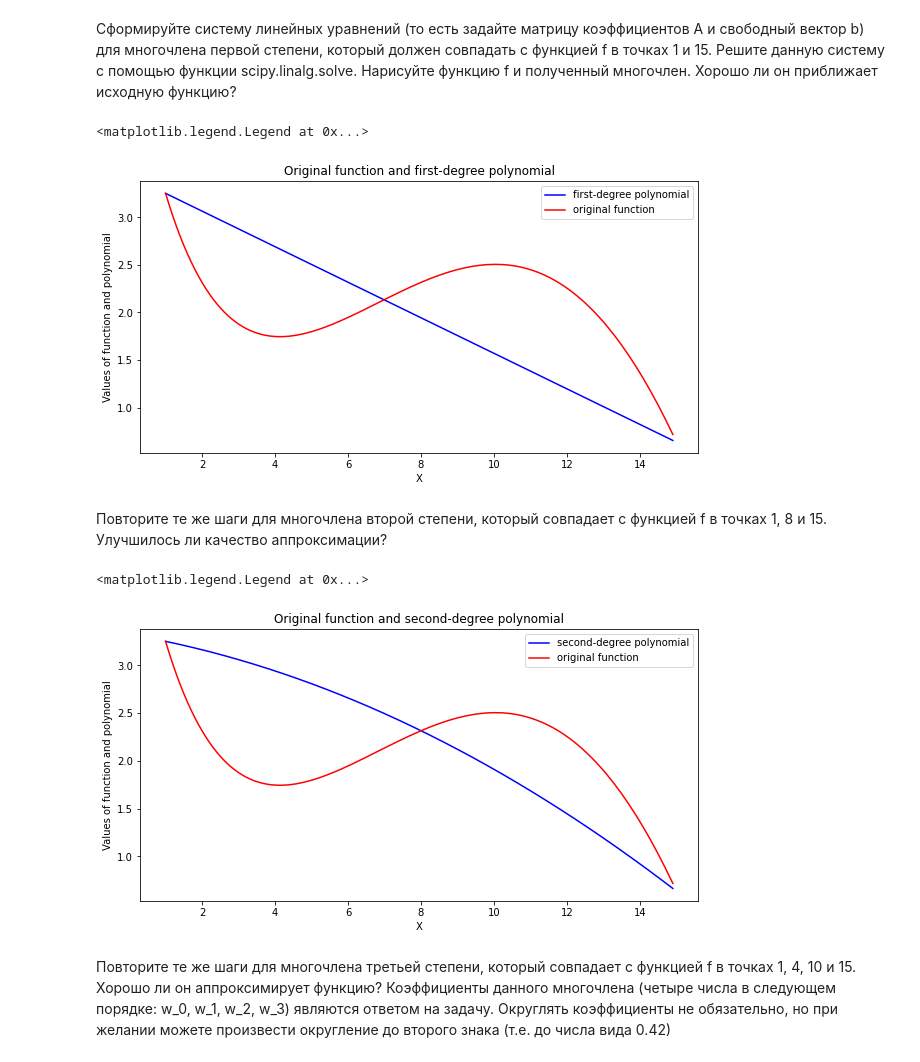
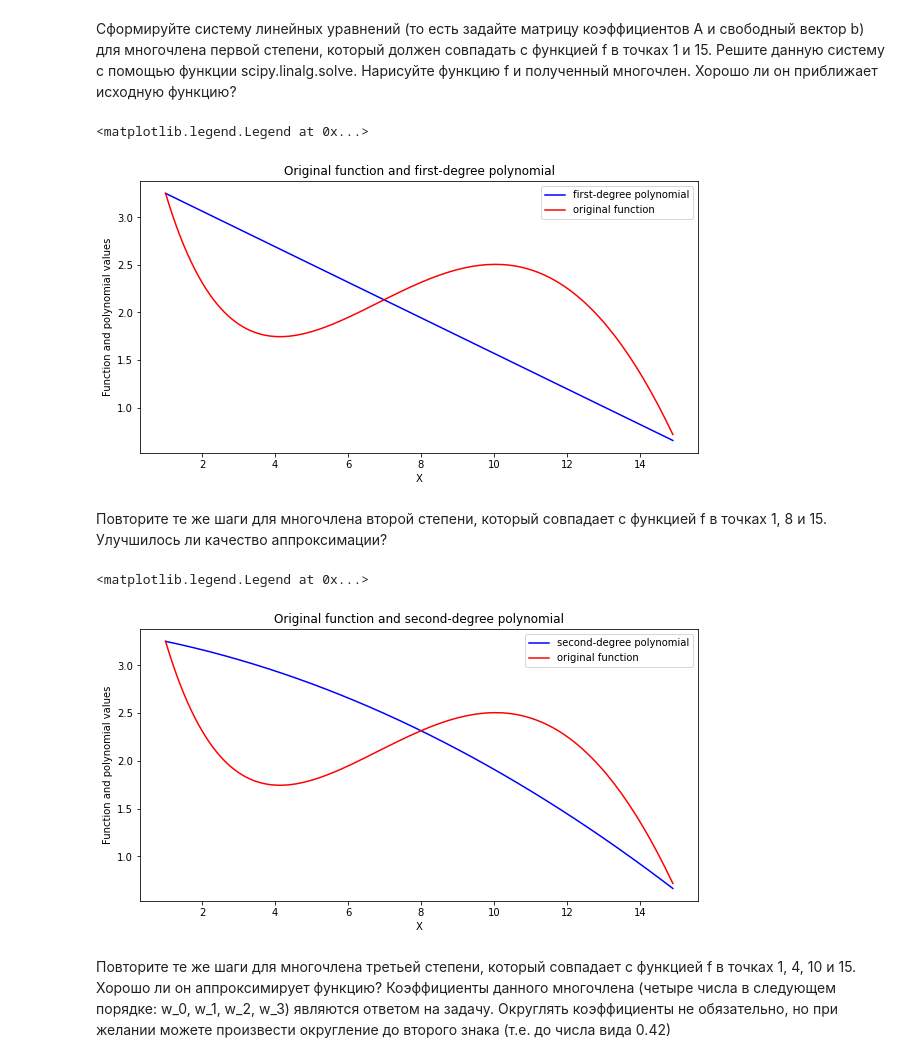
Before and after one commit to umshtm/ML-DA-Coursera-MIPT-Yandex, a Jupyter notebook: 1 - Mathematics and Python for data analysis/Tasks/Linear algebra - similarity of texts and approximation of functions/texts_and_functions.ipynb, the cells around one changed output. Saved outputs shown, nothing was run; the diff lists cells and outputs as text; code cells hidden in the pictures.

```diff
--- a/1 - Mathematics and Python for data analysis/Tasks/Linear algebra - similarity of texts and approximation of functions/texts_and_functions.ipynb
+++ b/1 - Mathematics and Python for data analysis/Tasks/Linear algebra - similarity of texts and approximation of functions/texts_and_functions.ipynb
@@ -118,14 +118,14 @@ func_values = [func(x) for x in x_values]
 # %%
 plt.figure(figsize=(10, 5))
 plt.plot(x_values, p1, c='b', label='first-degree polynomial')
 plt.plot(x_values, func_values, c='r', label='original function')
 plt.xlabel('X')
-plt.ylabel('Values of function and polynomial')
+plt.ylabel('Function and polynomial values')
 plt.title('Original function and first-degree polynomial')
 plt.legend()
 # %% [output]
 <matplotlib.legend.Legend at 0x...>
-[figure, old version]
+[figure, new version]
 # %% [markdown]
 Повторите те же шаги для многочлена второй степени, который совпадает с функцией f в точках 1, 8 и 15. Улучшилось ли качество аппроксимации?
 # %%
@@ -143,12 +143,12 @@ plt.figure(figsize=(10, 5))
 plt.plot(x_values, p2, c='b', label='second-degree polynomial')
 plt.plot(x_values, func_values, c='r', label='original function')
 plt.xlabel('X')
-plt.ylabel('Values of function and polynomial')
+plt.ylabel('Function and polynomial values')
 plt.title('Original function and second-degree polynomial')
 plt.legend()
 # %% [output]
 <matplotlib.legend.Legend at 0x...>
-[figure, old version]
+[figure, new version]
 # %% [markdown]
 Повторите те же шаги для многочлена третьей степени, который совпадает с функцией f в точках 1, 4, 10 и 15. Хорошо ли он аппроксимирует функцию? Коэффициенты данного многочлена (четыре числа в следующем порядке: w_0, w_1, w_2, w_3) являются ответом на задачу. Округлять коэффициенты не обязательно, но при желании можете произвести округление до второго знака (т.е. до числа вида 0.42)
 # %%
```
Also changed, not shown: parts of 1 cell of this notebook.
